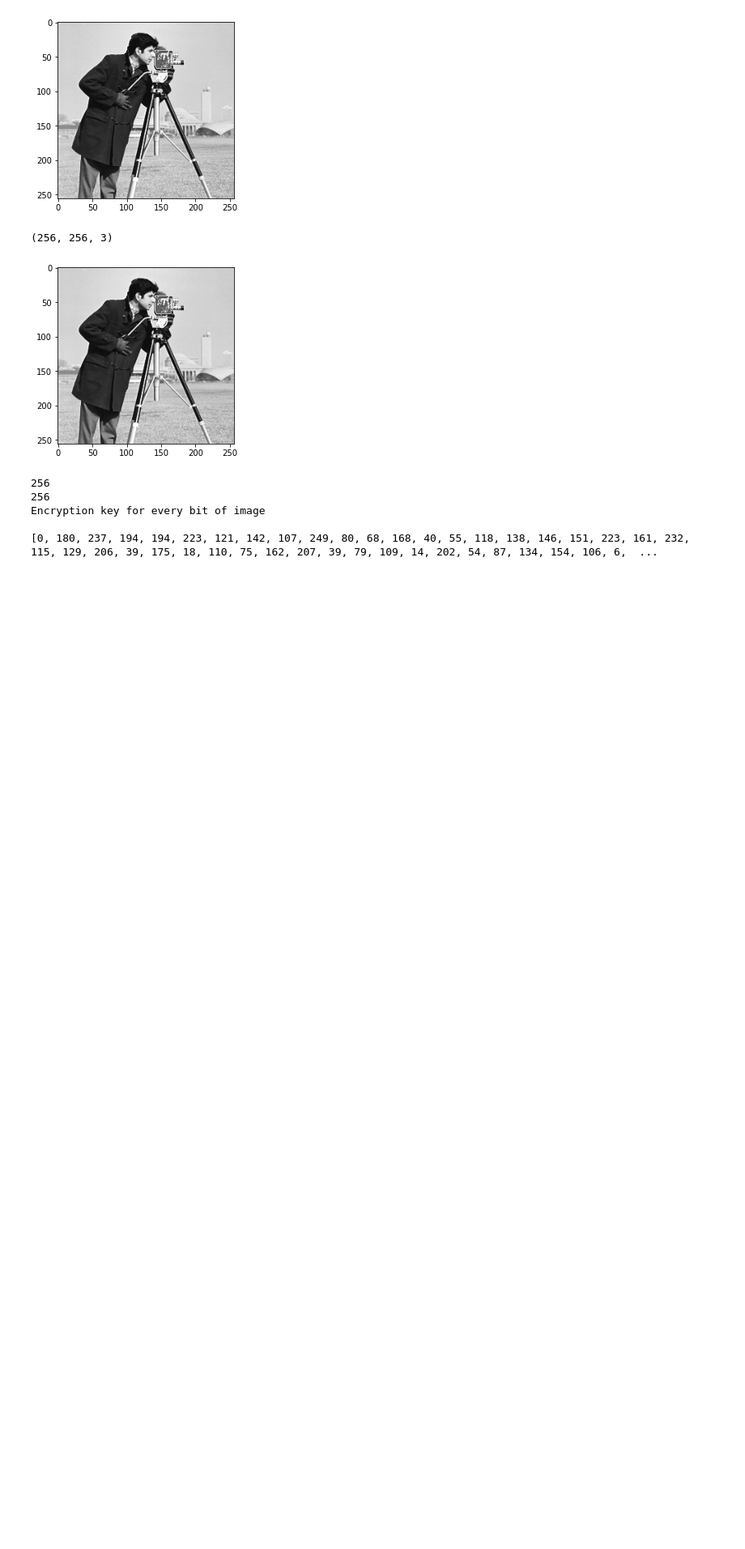
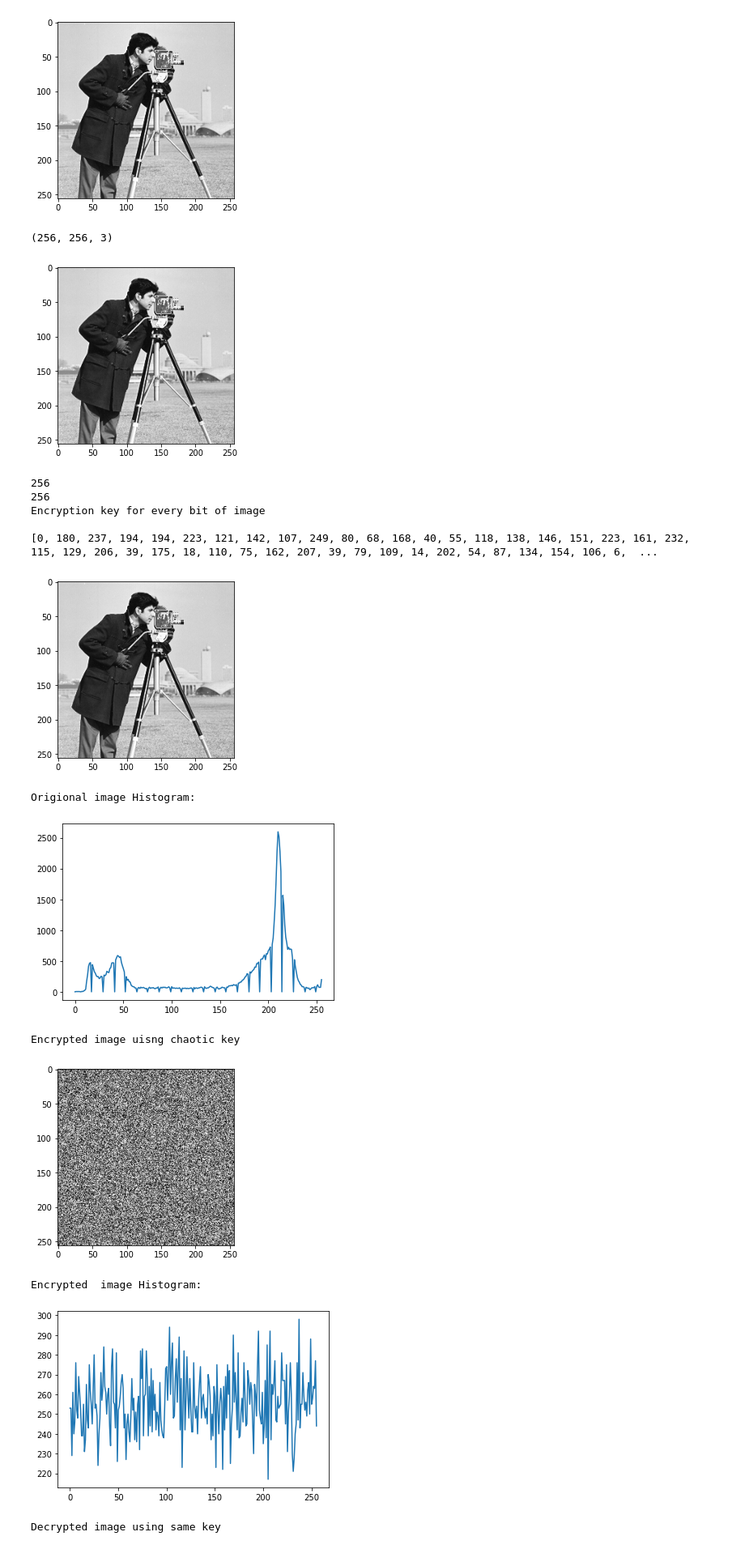
Before and after one commit to nishantdotcom/Cryptographic-Key-Generation, a Jupyter notebook: Image_Encryption_using_Chaos.ipynb, the cells around one changed output. Shown at 81% size. Drawn from its saved outputs; the diff is of its cells as text; code cells hidden in the pictures; blank space fills up the shorter version.

```diff
--- a/Image_Encryption_using_Chaos.ipynb
+++ b/Image_Encryption_using_Chaos.ipynb
@@ -58,3 +60,79 @@ print(key)
 Encryption key for every bit of image
 
 [0, 180, 237, 194, 194, 223, 121, 142, 107, 249, 80, 68, 168, 40, 55, 118, 138, 146, 151, 223, 161, 232, 115, 129, 206, 39, 175, 18, 110, 75, 162, 207, 39, 79, 109, 14, 202, 54, 87, 134, 154, 106, 6,  ...
+# %%
+img = cv2.imread("cameraman.bmp")
+img_cvt=cv2.cvtColor(img, cv2.COLOR_BGR2RGB)
+plt.imshow(img_cvt)
+plt.show()
+height=img_cvt.shape[0]
+width=img_cvt.shape[1]
+
+print("Origional image Histogram:")
+img = cv2.imread("cameraman.bmp")
+img_cvt=cv2.cvtColor(img, cv2.COLOR_BGR2RGB)
+histr =cv2.calcHist([img],[0],None,[256],[0,256])
+plt.plot(histr)
+plt.show()
+
+#height and width of image
+#print(height)
+#print(width)
+
+#Generate  key for every  point of (256*256)image
+
+#key=keygen(0.01,3.95,height*width)
+#print("Encryption key for every bit of image\n")
+#print(key)
+
+
+#Encryption key is generated and
+
+# print(img_cvt.shape)
+
+#Applying uisng Xor encryption algorithm
+z=0
+encrypt_image=np.zeros(shape=[height,width,3],dtype=np.uint8)
+for i in range(height):
+  for j in range(width):
+    encrypt_image[i,j]=img_cvt[i,j]^key[z]
+    z+=1
+
+
+
+print("Encrypted image uisng chaotic key")
+plt.imshow(encrypt_image)
+plt.show()
+plt.imsave('encrypt1.bmp',encrypt_image)
+
+print("Encrypted  image Histogram:")
+img = cv2.imread("encrypt1.bmp")
+img_cvt=cv2.cvtColor(img, cv2.COLOR_BGR2RGB)
+histr =cv2.calcHist([img],[0],None,[256],[0,256])
+plt.plot(histr)
+plt.show()
+
+print("Decrypted image using same key\n")
+
+
+
+z=0
+decrypt_image=np.zeros(shape=[height,width,3],dtype=np.uint8)
+for i in range(height):
+  for j in range(width):
+    decrypt_image[i,j]=encrypt_image[i,j]^key[z]
+    z+=1
+
+
+plt.imshow(decrypt_image)
+plt.show()
+plt.imsave('decrypt1.bmp',decrypt_image)
+# %% [output]
+[figure, added]
+Origional image Histogram:
+[figure, added]
+Encrypted image uisng chaotic key
+[figure, added]
+Encrypted  image Histogram:
+[figure, added]
+Decrypted image using same key
```
Also changed, not shown: parts of 10 cells of this notebook.
